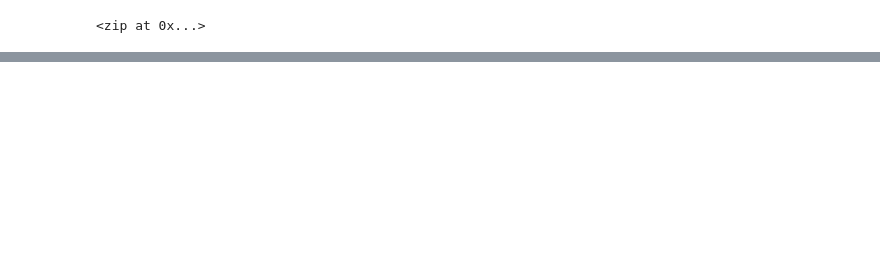
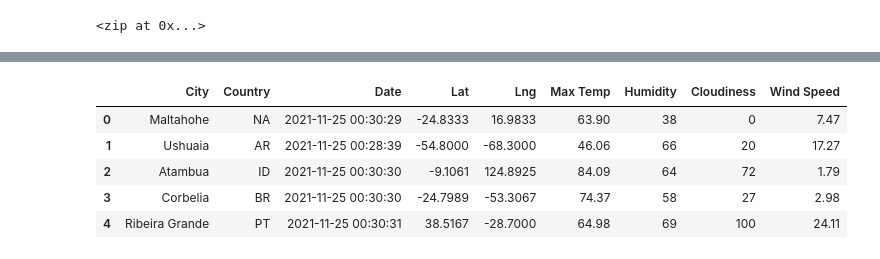
Before and after one commit to mackenziecoushayrichter/World_Weather_Analysis, a Jupyter notebook: WeatherPy.ipynb, the cells around one changed output, grey strips where cells are left out. Cells and saved outputs as stored; diff of their text form; code cells hidden in the pictures; blank space fills up the shorter version.

```diff
--- a/WeatherPy.ipynb
+++ b/WeatherPy.ipynb
@@ -48,0 +142,13 @@ len(cities)
+# %%
+new_column_order = ['City', 'Country','Date','Lat','Lng','Max Temp','Humidity','Cloudiness','Wind Speed']
+
+city_data_df=city_data_df[new_column_order]
+
+city_data_df.head()
+# %% [output]
+|  | City | Country | Date | Lat | Lng | Max Temp | Humidity | Cloudiness | Wind Speed |
+| 0 | Maltahohe | NA | 2021-11-25 00:30:29 | -24.8333 | 16.9833 | 63.90 | 38 | 0 | 7.47 |
+| 1 | Ushuaia | AR | 2021-11-25 00:28:39 | -54.8000 | -68.3000 | 46.06 | 66 | 20 | 17.27 |
+| 2 | Atambua | ID | 2021-11-25 00:30:30 | -9.1061 | 124.8925 | 84.09 | 64 | 72 | 1.79 |
+| 3 | Corbelia | BR | 2021-11-25 00:30:30 | -24.7989 | -53.3067 | 74.37 | 58 | 27 | 2.98 |
+| 4 | Ribeira Grande | PT | 2021-11-25 00:30:31 | 38.5167 | -28.7000 | 64.98 | 69 | 100 | 24.11 |
```
Also changed, not shown: parts of 9 cells of this notebook, 2 other files.
